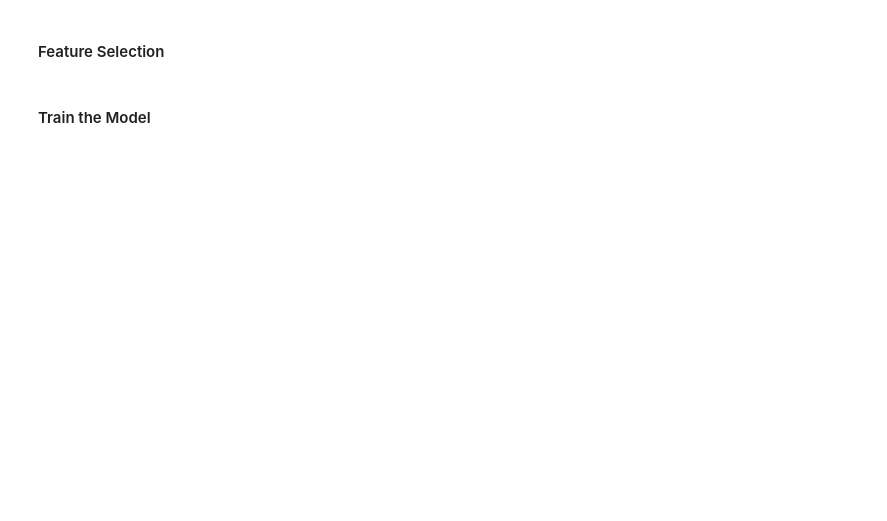
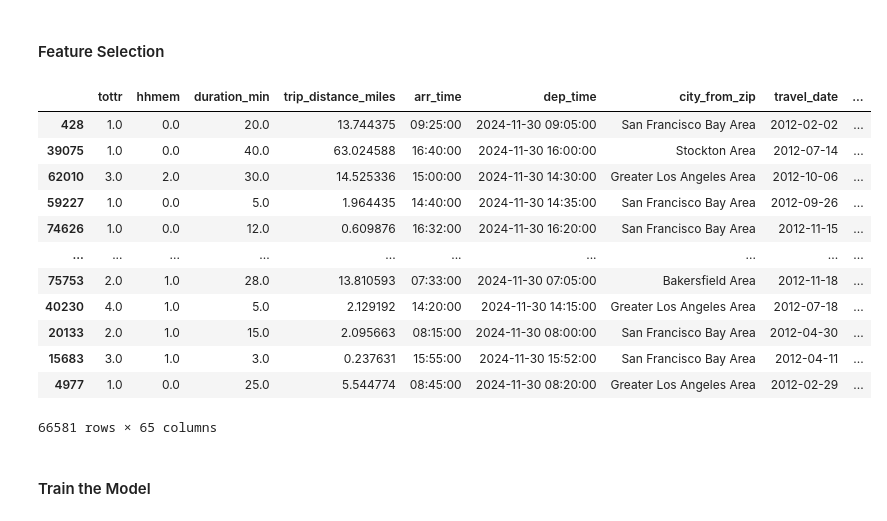
Before and after one commit to nico988766/CME-538-Mickey-Mousers, a Jupyter notebook: 3 - EDA/workers/workers_EDA_model_draft_1.ipynb, the cells around one changed output. Cells and saved outputs as stored; diff of their text form; code cells hidden in the pictures; blank space fills up the shorter version.

```diff
--- a/3 - EDA/workers/workers_EDA_model_draft_1.ipynb
+++ b/3 - EDA/workers/workers_EDA_model_draft_1.ipynb
@@ -633,3 +642,19 @@ def selected_feature(data):
+# %%
+X_train
+# %% [output]
+|  | tottr | hhmem | duration_min | trip_distance_miles | arr_time | dep_time | city_from_zip | travel_date | ... |
+| 428 | 1.0 | 0.0 | 20.0 | 13.744375 | 09:25:00 | 2024-11-30 09:05:00 | San Francisco Bay Area | 2012-02-02 | ... |
+| 39075 | 1.0 | 0.0 | 40.0 | 63.024588 | 16:40:00 | 2024-11-30 16:00:00 | Stockton Area | 2012-07-14 | ... |
+| 62010 | 3.0 | 2.0 | 30.0 | 14.525336 | 15:00:00 | 2024-11-30 14:30:00 | Greater Los Angeles Area | 2012-10-06 | ... |
+| 59227 | 1.0 | 0.0 | 5.0 | 1.964435 | 14:40:00 | 2024-11-30 14:35:00 | San Francisco Bay Area | 2012-09-26 | ... |
+| 74626 | 1.0 | 0.0 | 12.0 | 0.609876 | 16:32:00 | 2024-11-30 16:20:00 | San Francisco Bay Area | 2012-11-15 | ... |
+| ... | ... | ... | ... | ... | ... | ... | ... | ... | ... |
+| 75753 | 2.0 | 1.0 | 28.0 | 13.810593 | 07:33:00 | 2024-11-30 07:05:00 | Bakersfield Area | 2012-11-18 | ... |
+| 40230 | 4.0 | 1.0 | 5.0 | 2.129192 | 14:20:00 | 2024-11-30 14:15:00 | Greater Los Angeles Area | 2012-07-18 | ... |
+| 20133 | 2.0 | 1.0 | 15.0 | 2.095663 | 08:15:00 | 2024-11-30 08:00:00 | San Francisco Bay Area | 2012-04-30 | ... |
+| 15683 | 3.0 | 1.0 | 3.0 | 0.237631 | 15:55:00 | 2024-11-30 15:52:00 | San Francisco Bay Area | 2012-04-11 | ... |
+| 4977 | 1.0 | 0.0 | 25.0 | 5.544774 | 08:45:00 | 2024-11-30 08:20:00 | Greater Los Angeles Area | 2012-02-29 | ... |
+66581 rows × 65 columns
 # %% [markdown]
 #### Train the Model
 # %%
```
Also changed, not shown: parts of 13 cells of this notebook, 6 other files.
